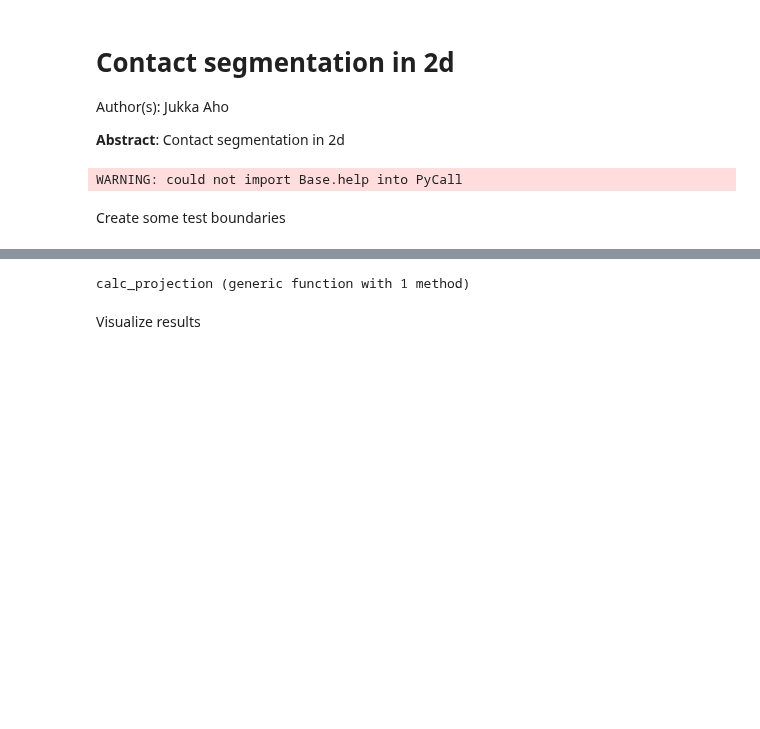
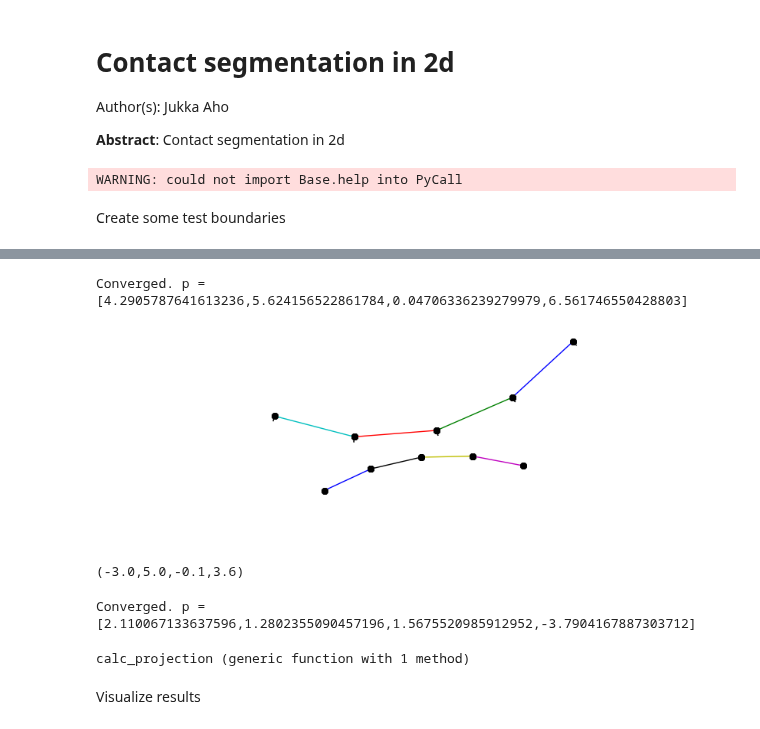
Before and after one commit to JuliaFEM/JuliaFEM.jl, a Jupyter notebook: notebooks/2015-09-15-2d-segmentation.ipynb, the cells around one changed output, grey strips where cells are left out. Drawn from its saved outputs; the diff is of its cells as text; code cells hidden in the pictures; blank space fills up the shorter version.

```diff
--- a/notebooks/2015-09-15-2d-segmentation.ipynb
+++ b/notebooks/2015-09-15-2d-segmentation.ipynb
@@ -16,35 +46,90 @@ Create some test boundaries
 # %%
 srand(42)
 
 nsl = 5
 nm = 5
 
-x1 = linspace(0, 3, nsl) + rand(nsl)*0.1
-y1 = 0.5*rand(nsl)
-x2 = linspace(0, 3, nm) + rand(nm)*0.1 + 0.4
-y2 = 0.5*rand(nm) + 0.5
+ϕ11 = 5.4
+ϕ12 = 4.6
+R1 = 5
+xc1 = -0.8
+yc1 = 9.9
+X1 = [-2.0, 2.0]
+X2 = [4.0, 3.5]
+x1, y1 = rlinspace(X1, X2, R1, nsl, [ϕ11, ϕ12, xc1, yc1])
+
+ϕ11 = 2.2
+ϕ12 = 1.1
+R1 = 5
+xc1 = 1.9
+yc1 = -4.1
+X1 = [-1.0, 0.5]
+X2 = [3.0, 1.0]
+x2, y2 = rlinspace(X1, X2, R1, nsl, [ϕ11, ϕ12, xc1, yc1])
+
+#x1 = linspace(0, 3, nsl) + rand(nsl)*0.1
+#y1 = 0.5*rand(nsl)
+#x2 = linspace(0, 3, nm) + rand(nm)*0.1 + 0.4
+#y2 = 0.5*rand(nm) + 0.5
 
 function create_elements(X, sid=0)
     Γ = []
     nnodes = size(X, 2)
     nelements = nnodes-1
     for i=1:nelements
         con = sid+[i, i+1]
         el = PSeg(con)
         set_field(el, :Geometry, Vector[X[:, i], X[:, i+1]])
         push!(Γ, el)
     end
     return Γ
 end
 Γ₁ = create_elements([x1 y1]', 0)
 Γ₂ = create_elements([x2 y2]', nsl);
 
 # calculate and average normals like se did in last notebook
 for el in [Γ₁; Γ₂]
     calculate_normals!(el)
 end
 average_normals!(Γ₁)
 average_normals!(Γ₂)
+
+function plot_element(el; plot_with_normal=false)
+    # create a array of vectors
+    xis = Vector[[xi] for xi in linspace(-1, 1)]
+    coords = interpolate(el, :Geometry, xis)
+    normals = interpolate(el, :Normals, Vector[[-1.0], [1.0]])
+    ncoords = interpolate(el, :Geometry, Vector[[-1.0], [1.0]])
+    xs = [X[1] for X in coords]
+    ys = [X[2] for X in coords]
+    plot(xs, ys, "-")
+    plot([xs[1], xs[end]], [ys[1], ys[end]], "ko")
+    plot([xs[1], xs[end]], [ys[1], ys[end]], "ko")
+    if plot_with_normal
+        for i=1:2
+            p0 = ncoords[i]
+            p1 = ncoords[i]+0.1*normals[i]
+            plot([p0[1], p1[1]], [p0[2], p1[2]], "-k")
+        end
+    end
+end
+
+
+figure(figsize=(10, 3))
+for el in Γ₁
+    plot_element(el; plot_with_normal=true)
+end
+for el in Γ₂
+    plot_element(el; plot_with_normal=false)
+end
+axis("equal")
+ylim(-0.1, 3.6)
+axis("off")
+# %% [output]
+Converged. p = [4.2905787641613236,5.624156522861784,0.04706336239279979,6.561746550428803]
+[figure, added]
+(-3.0,5.0,-0.1,3.6)
+Converged. p = [2.110067133637596,1.2802355090457196,1.5675520985912952,-3.7904167887303712]
 # %%
 """ Find projection from slave nodes to master element. """
 function calc_projection_slave_nodes_to_master_element(sel, mel)
```
Also changed, not shown: parts of 4 cells of this notebook.
